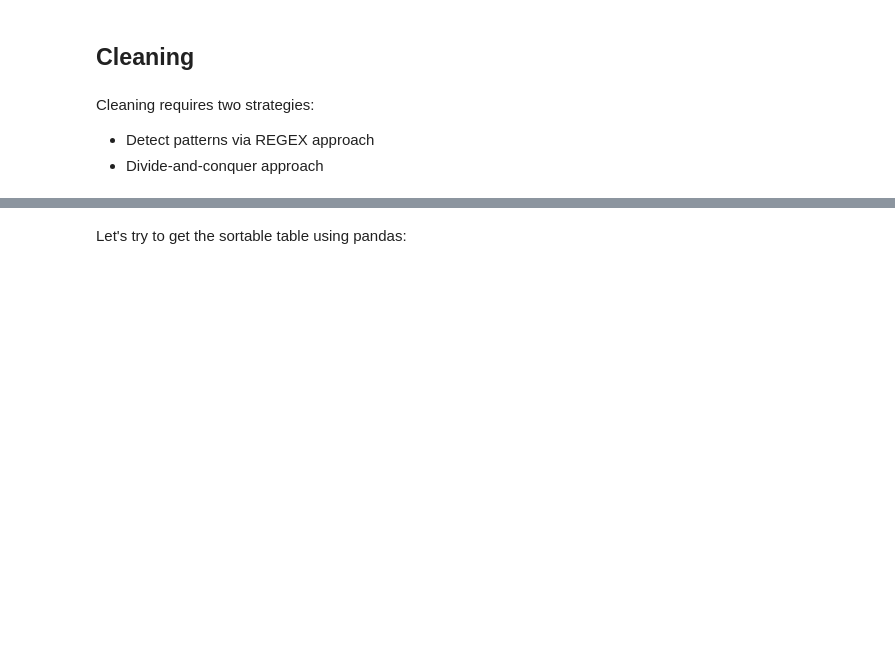
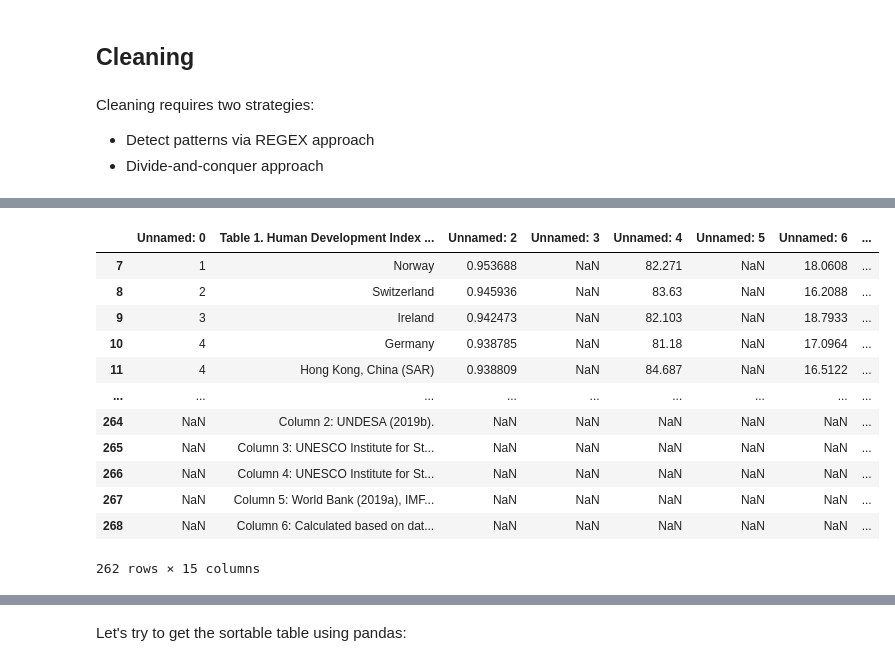
Before and after one commit to eScienceWinterSchool/PythonSession, a Jupyter notebook: index.ipynb, the cells around one changed output, grey strips where cells are left out. Drawn from its saved outputs; the diff is of its cells as text; code cells hidden in the pictures; blank space fills up the shorter version.

```diff
--- a/index.ipynb
+++ b/index.ipynb
@@ -412,0 +432,3 @@ Cleaning requires two strategies:
+# %%
+link1="https://github.com/eScienceWinterSchool/data/raw/master/HDI_2018.xlsx"
+hdi=pd.read_excel(link1)
@@ -412,0 +474,17 @@ Cleaning requires two strategies:
+# %%
+# deleting rows:
+hdi.drop(index=range(0,7),axis=0)
+# %% [output]
+|  | Unnamed: 0 | Table 1. Human Development Index ... | Unnamed: 2 | Unnamed: 3 | Unnamed: 4 | Unnamed: 5 | Unnamed: 6 | ... |
+| 7 | 1 | Norway | 0.953688 | NaN | 82.271 | NaN | 18.0608 | ... |
+| 8 | 2 | Switzerland | 0.945936 | NaN | 83.63 | NaN | 16.2088 | ... |
+| 9 | 3 | Ireland | 0.942473 | NaN | 82.103 | NaN | 18.7933 | ... |
+| 10 | 4 | Germany | 0.938785 | NaN | 81.18 | NaN | 17.0964 | ... |
+| 11 | 4 | Hong Kong, China (SAR) | 0.938809 | NaN | 84.687 | NaN | 16.5122 | ... |
+| ... | ... | ... | ... | ... | ... | ... | ... | ... |
+| 264 | NaN | Column 2: UNDESA (2019b). | NaN | NaN | NaN | NaN | NaN | ... |
+| 265 | NaN | Column 3: UNESCO Institute for St... | NaN | NaN | NaN | NaN | NaN | ... |
+| 266 | NaN | Column 4: UNESCO Institute for St... | NaN | NaN | NaN | NaN | NaN | ... |
+| 267 | NaN | Column 5: World Bank (2019a), IMF... | NaN | NaN | NaN | NaN | NaN | ... |
+| 268 | NaN | Column 6: Calculated based on dat... | NaN | NaN | NaN | NaN | NaN | ... |
+262 rows × 15 columns
```
Also changed, not shown: parts of 18 cells of this notebook.
